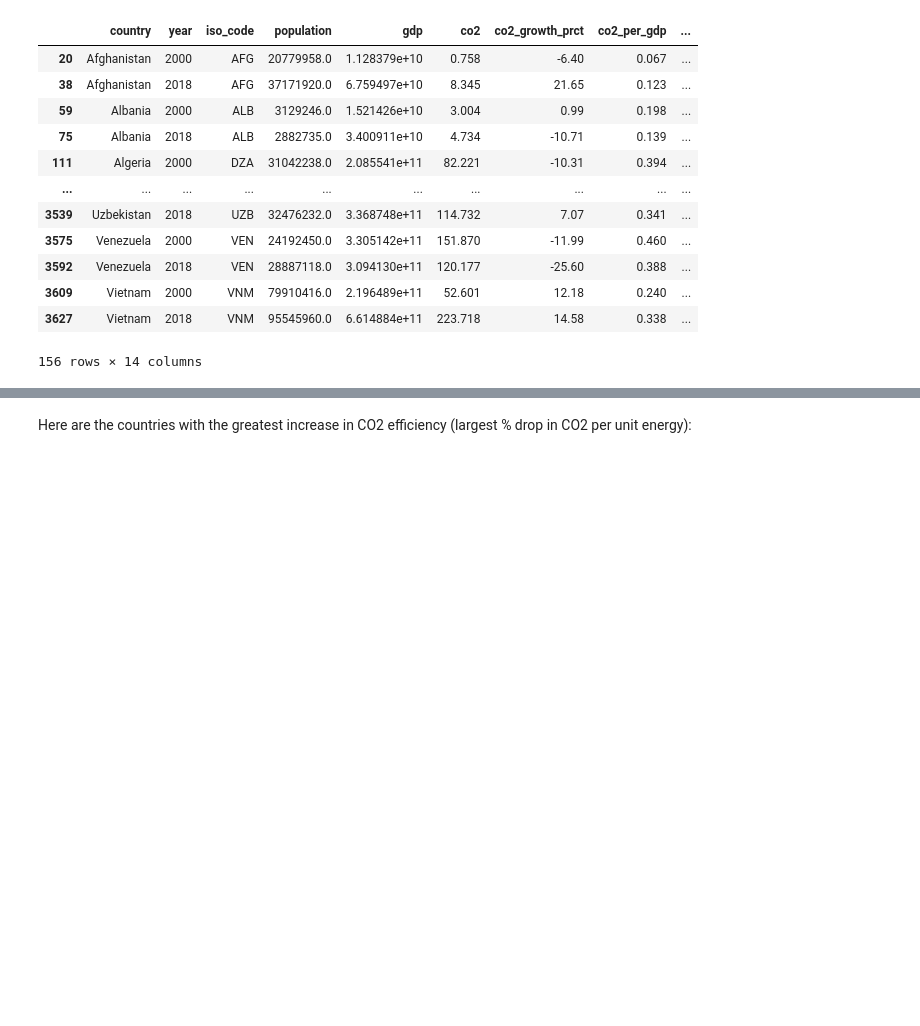
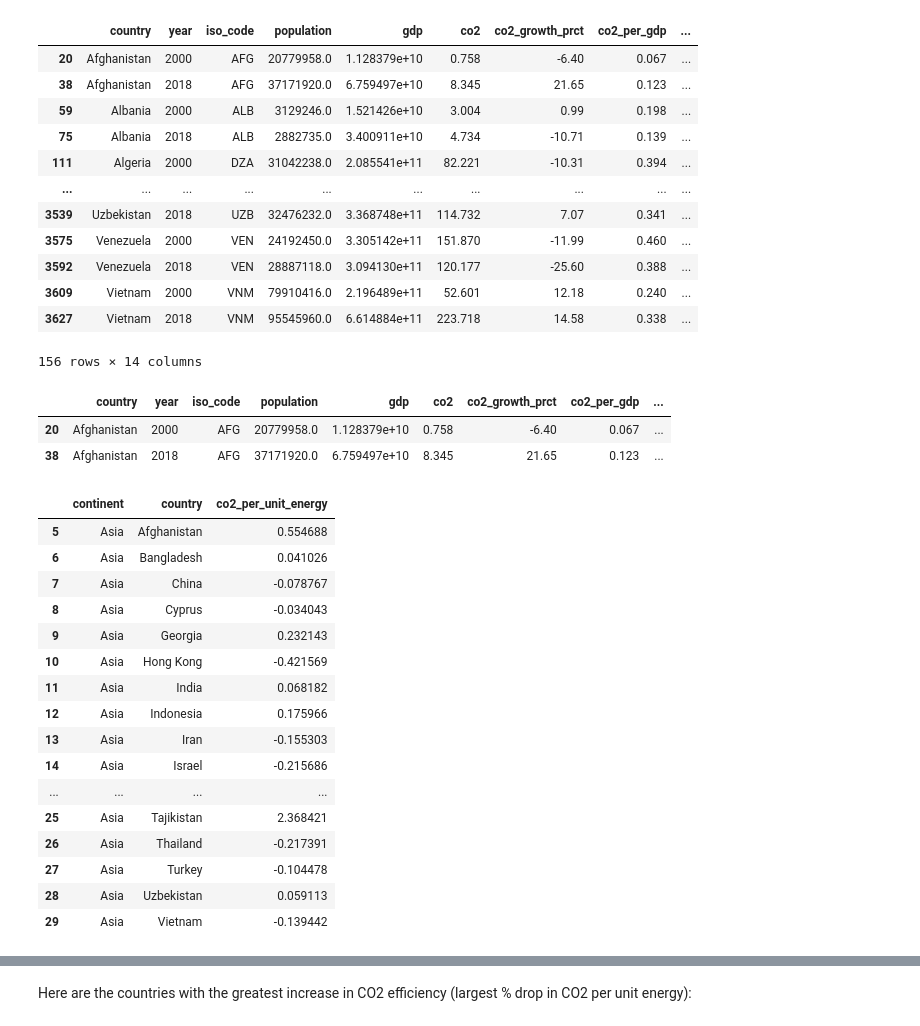
Before and after one commit to haruiz/STAT650-midterm, a Jupyter notebook: midterm_analysis.ipynb, the cells around one changed output, grey strips where cells are left out. Cells and saved outputs as stored; diff of their text form; code cells hidden in the pictures; blank space fills up the shorter version.

```diff
--- a/midterm_analysis.ipynb
+++ b/midterm_analysis.ipynb
@@ -297,9 +297,35 @@ data_2000_2018
 | 3609 | Vietnam | 2000 | VNM | 79910416.0 | 2.196489e+11 | 52.601 | 12.18 | 0.240 | ... |
 | 3627 | Vietnam | 2018 | VNM | 95545960.0 | 6.614884e+11 | 223.718 | 14.58 | 0.338 | ... |
 156 rows × 14 columns
+# %%
+data_2000_2018[data.country == 'Afghanistan']
+# %% [output]
+|  | country | year | iso_code | population | gdp | co2 | co2_growth_prct | co2_per_gdp | ... |
+| 20 | Afghanistan | 2000 | AFG | 20779958.0 | 1.128379e+10 | 0.758 | -6.40 | 0.067 | ... |
+| 38 | Afghanistan | 2018 | AFG | 37171920.0 | 6.759497e+10 | 8.345 | 21.65 | 0.123 | ... |
 # %%
 # group with country and continent and get percent change
 pct_change_co2_per_unit_energy = data_2000_2018.loc[:,['country','co2_per_unit_energy','continent']]\
                                     .groupby(['continent','country'], group_keys=True)\
                                     .apply(pd.Series.pct_change)\
                                     .dropna().reset_index().drop('level_2', axis=1)
+# %%
+pct_change_co2_per_unit_energy[pct_change_co2_per_unit_energy.continent == 'Asia']
+# %% [output]
+|  | continent | country | co2_per_unit_energy |
+| 5 | Asia | Afghanistan | 0.554688 |
+| 6 | Asia | Bangladesh | 0.041026 |
+| 7 | Asia | China | -0.078767 |
+| 8 | Asia | Cyprus | -0.034043 |
+| 9 | Asia | Georgia | 0.232143 |
+| 10 | Asia | Hong Kong | -0.421569 |
+| 11 | Asia | India | 0.068182 |
+| 12 | Asia | Indonesia | 0.175966 |
+| 13 | Asia | Iran | -0.155303 |
+| 14 | Asia | Israel | -0.215686 |
+| ... | ... | ... | ... |
+| 25 | Asia | Tajikistan | 2.368421 |
+| 26 | Asia | Thailand | -0.217391 |
+| 27 | Asia | Turkey | -0.104478 |
+| 28 | Asia | Uzbekistan | 0.059113 |
+| 29 | Asia | Vietnam | -0.139442 |
```
Also changed, not shown: parts of 10 cells of this notebook, 1 other file.
